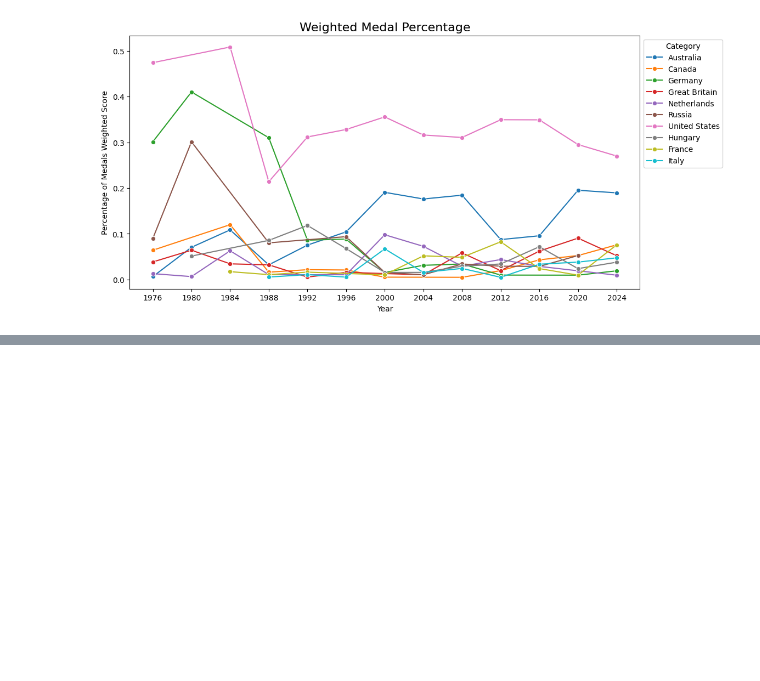
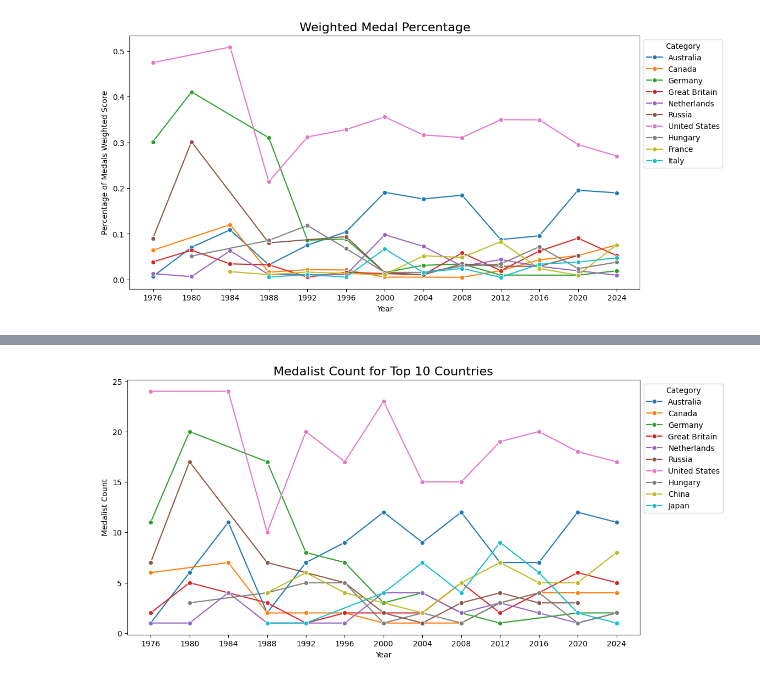
Before and after one commit to dagartga/olympics-data-project, a Jupyter notebook: olympics_data_project/notebooks/olympics_swimming_eda.ipynb, the cells around one changed output, grey strips where cells are left out. Cells and saved outputs as stored; diff of their text form; code cells hidden in the pictures; blank space fills up the shorter version.

Commit message:
add in medalist count analysis

```diff
--- a/olympics_data_project/notebooks/olympics_swimming_eda.ipynb
+++ b/olympics_data_project/notebooks/olympics_swimming_eda.ipynb
@@ -598,0 +601,10 @@ plt.show()
+# %%
+medalist_count_df = recent_swim_df.groupby(['Year', 'Category', 'Country'])['Athlete'].nunique().reset_index(name='Medalist_Count')
+top_10_gender_medalist_df = medalist_count_df[medalist_count_df['Country'].isin(top_10_countries)]
+top_10_medalist_df = top_10_gender_medalist_df.groupby(['Year', 'Country'])['Medalist_Count'].sum().reset_index()
+men_medalist_df = medalist_count_df[medalist_count_df['Category'] == 'Men']
+women_medalist_df = medalist_count_df[medalist_count_df['Category'] == 'Women']
+men_top_10_medalist_df = men_medalist_df.groupby(['Year', 'Country'])['Medalist_Count'].sum().reset_index()
+women_top_10_medalist_df = women_medalist_df.groupby(['Year', 'Country'])['Medalist_Count'].sum().reset_index()
+
+top_10_medalist_df.head()
@@ -598,0 +618,12 @@ plt.show()
+# %%
+# plot the line for percentage of medals won by the US
+plt.figure(figsize=(12, 6))
+sns.lineplot(y='Medalist_Count', x='Year', data=top_10_medalist_df, hue='Country', marker='o')
+plt.title('Medalist Count for Top 10 Countries', fontsize=16)
+plt.xlabel('Year')
+plt.ylabel('Medalist Count')
+plt.xticks(np.arange(1976, 2025, 4))
+plt.legend(title='Category', bbox_to_anchor=(1, 1))
+plt.show()
+# %% [output]
+[figure, added]
```
Also changed, not shown: parts of 4 cells of this notebook.
